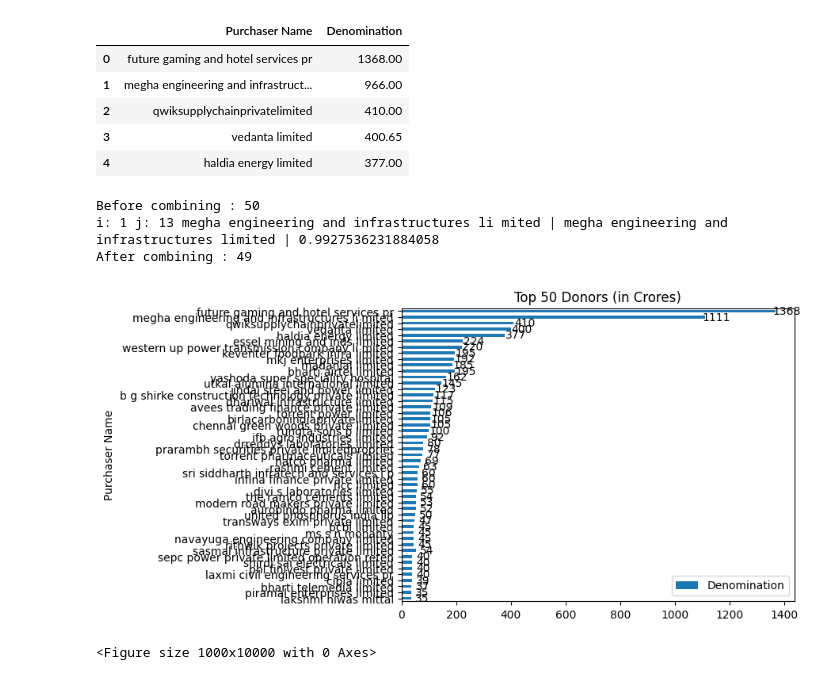
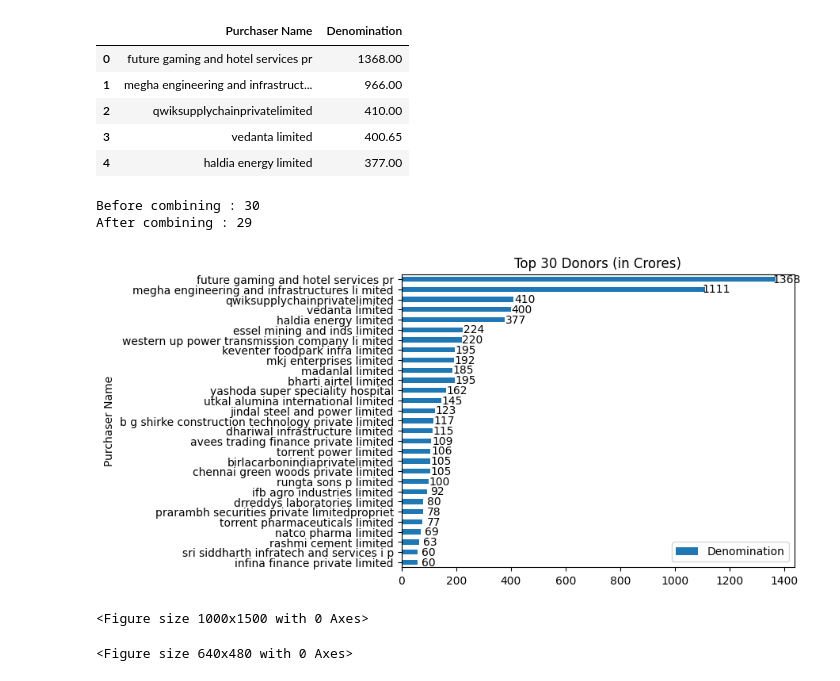
Before and after one commit to neerajgoyal12/electoral_bonds, a Jupyter notebook: notebook.ipynb, the cells around one changed output. Cells and saved outputs as stored; diff of their text form; code cells hidden in the pictures.

```diff
--- a/notebook.ipynb
+++ b/notebook.ipynb
@@ -222,8 +207,8 @@ print(f"Total unique donors above 1cr: {len(above_1_cr_grouped_combined_df)}")
 # %% [output]
 Total unique donors above 1cr: 624
 # %%
-top_50_donors = above_1_cr_grouped_combined_df.head(50).copy()
-top_50_donors.head()
+top_30_donors = above_1_cr_grouped_combined_df.head(30).copy()
+top_30_donors.head()
 # %% [output]
 |  | Purchaser Name | Denomination |
 | 0 | future gaming and hotel services pr | 1368.00 |
@@ -232,8 +217,8 @@ top_50_donors.head()
 | 3 | vedanta limited | 400.65 |
 | 4 | haldia energy limited | 377.00 |
 # %%
-top_50_donors_reseted = top_50_donors.reset_index(drop=True, inplace=False).copy()
-top_50_donors_reseted.head()
+top_30_donors_reseted = top_30_donors.reset_index(drop=True, inplace=False).copy()
+top_30_donors_reseted.head()
 # %% [output]
 |  | Purchaser Name | Denomination |
 | 0 | future gaming and hotel services pr | 1368.00 |
@@ -242,37 +227,37 @@ top_50_donors_reseted.head()
 | 3 | vedanta limited | 400.65 |
 | 4 | haldia energy limited | 377.00 |
 # %%
-print(f"Before combining : {len(top_50_donors_reseted)}")
-top_50_donors_combined = combine_similar_names(top_50_donors_reseted, threshold=0.90)
-print(f"After combining : {len(top_50_donors_combined)}")
+print(f"Before combining : {len(top_30_donors_reseted)}")
+top_30_donors_combined = combine_similar_names(top_30_donors_reseted, threshold=0.90)
+print(f"After combining : {len(top_30_donors_combined)}")
 # %% [output]
-Before combining : 50
-i: 1 j: 13 megha engineering and infrastructures li mited | megha engineering and infrastructures limited | 0.9927536231884058
-After combining : 49
+Before combining : 30
+After combining : 29
 # %%
-ax = top_50_donors_combined.plot.barh(x=pnstr, y=denostr, )
+ax = top_30_donors_combined.plot.barh(x=pnstr, y=denostr)
 
 # Add labels for the denominations on the right side of the bars
 for i, bar in enumerate(ax.patches):
     ax.text(bar.get_width() + 40, bar.get_y() + bar.get_height() / 2,
             str(int(bar.get_width())), ha='center', va='center')
 
 # Invert the y-axis to show the highest values at the top
 plt.gca().invert_yaxis()
 
 # Add a title and show the plot
-plt.title("Top 50 Donors (in Crores)")
+plt.title("Top 30 Donors (in Crores)")
 
 import os
 
 # Create the directory if it doesn't exist
 if not os.path.exists('data'):
   os.makedirs('data')
 
 # Save the figure
-plt.savefig('data/top_50_donors_in_crore.png')
-plt.figure(figsize=(10,100))
+plt.figure(figsize=(10,15))
 plt.show()
+plt.savefig('data/top_30_donors_in_crore.png')
 # %% [output]
-[figure, old version]
+[figure, new version]
-<Figure size 1000x10000 with 0 Axes>
+<Figure size 1000x1500 with 0 Axes>
+<Figure size 640x480 with 0 Axes>
```
Also changed, not shown: parts of 10 cells of this notebook.
